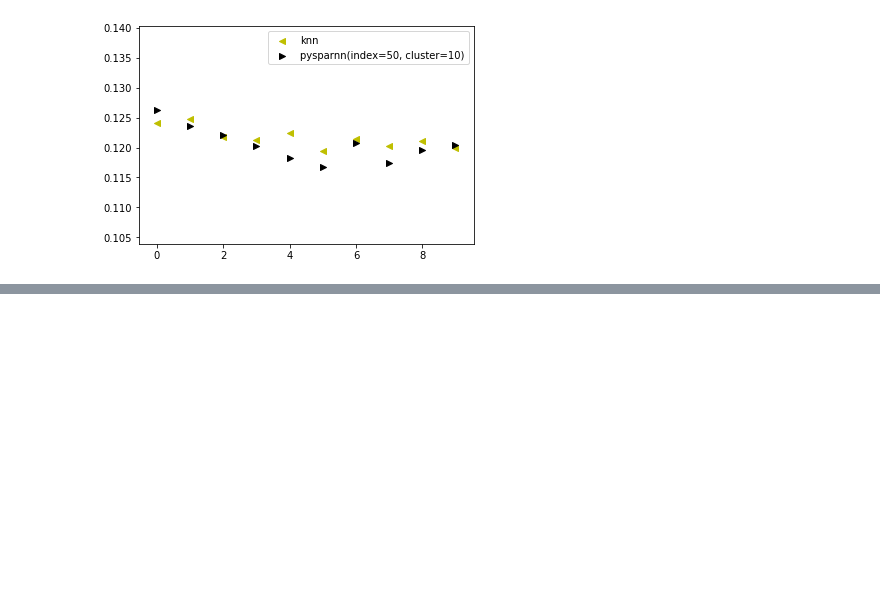
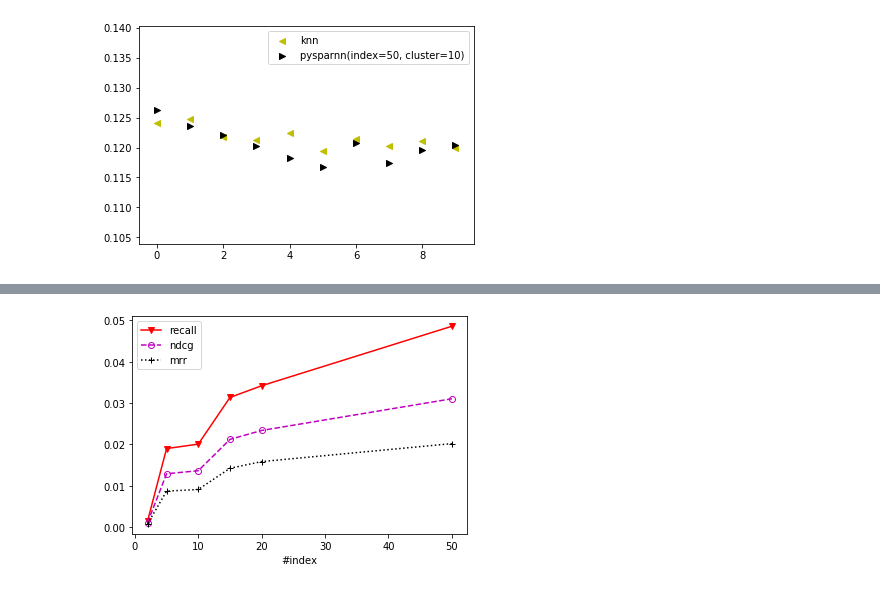
Before and after one commit to birdaloguz/research_project_2, a Jupyter notebook: graphs.ipynb, the cells around one changed output, grey strips where cells are left out. Saved outputs shown, nothing was run; the diff lists cells and outputs as text; code cells hidden in the pictures; blank space fills up the shorter version.

```diff
--- a/graphs.ipynb
+++ b/graphs.ipynb
@@ -174,0 +252,25 @@ plt.show()
+# %%
+##movie tweetings
+##pysparnn with different #indexes
+import matplotlib.pyplot as plt
+import numpy as np
+
+with open('pysparnn_eval_results_index_mt2.json') as json_file:
+    data = json.load(json_file)
+    recalls = [data['recalls'][i] for i in data['recalls']]
+    ndcg = [data['ndcg'][i] for i in data['ndcg']]
+    mrr = [data['mrr'][i] for i in data['mrr']]
+x=[2, 5, 10, 15, 20, 50]
+
+fig=plt.figure()
+fig.show()
+ax=fig.add_subplot(111)
+
+ax.plot(x,recalls,c='r',marker="v",ls='-',label='recall')
+ax.plot(x,ndcg,c='m',marker="o",ls='--',label='ndcg',fillstyle='none')
+ax.plot(x,mrr,c='k',marker="+",ls=':',label='mrr')
+ax.set_xlabel('#index')
+plt.legend(loc=2)
+plt.draw()
+# %% [output]
+[figure, added]
```
Also changed, not shown: parts of 8 cells of this notebook, 3 other files.
